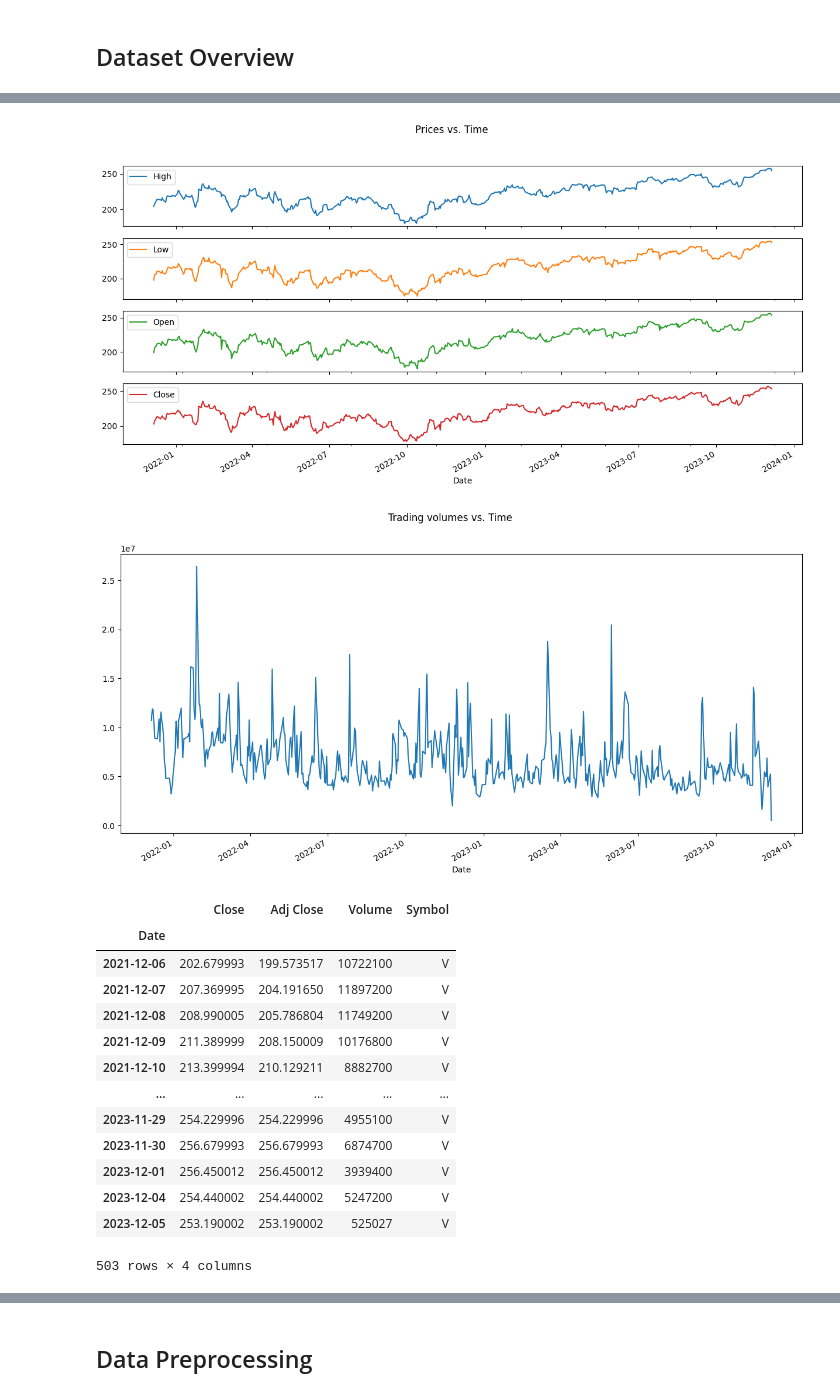
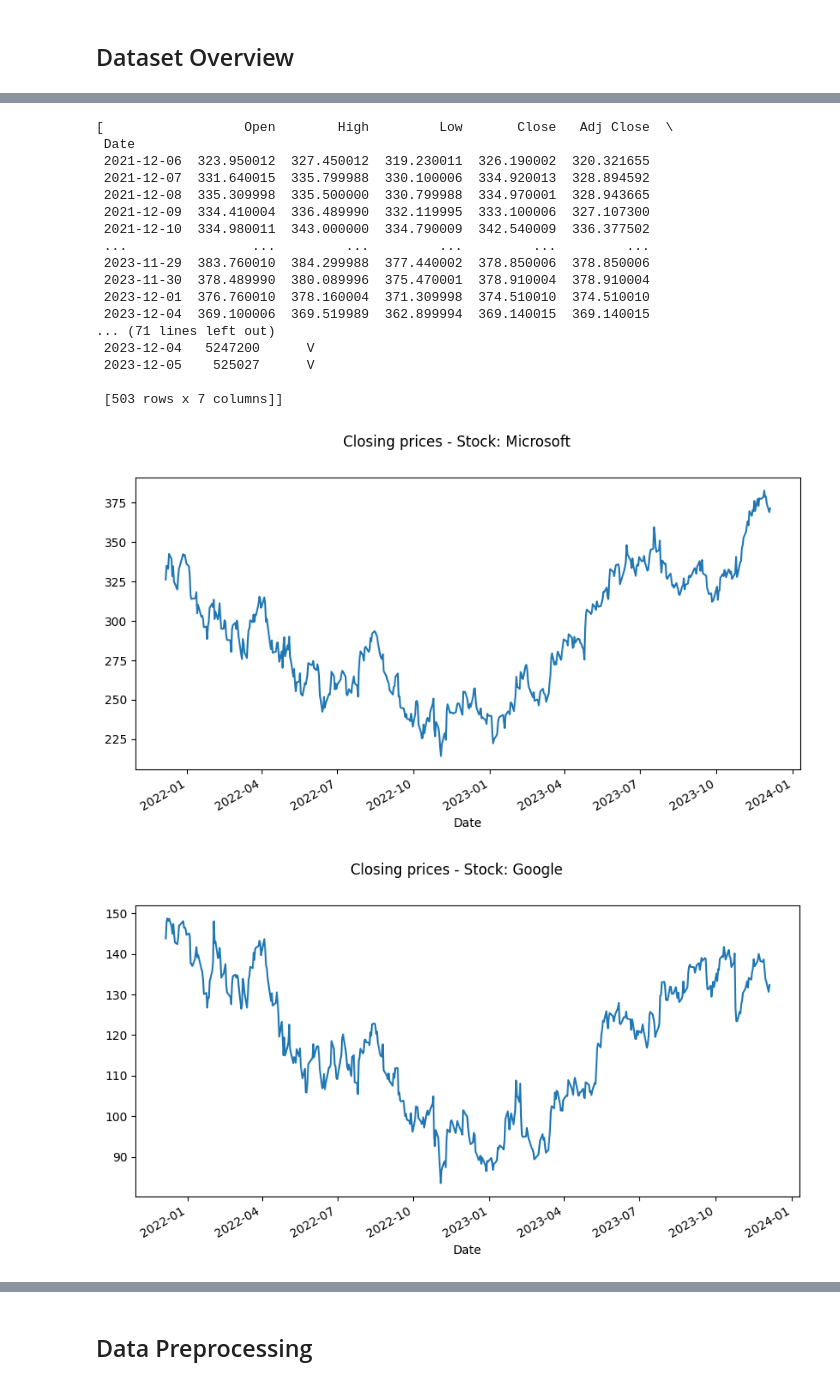
Before and after one commit to karla-mond/stockPred-Mex, a Jupyter notebook: lstm/lstm.ipynb, the cells around one changed output, grey strips where cells are left out. Drawn from its saved outputs; the diff is of its cells as text; code cells hidden in the pictures.

```diff
--- a/lstm/lstm.ipynb
+++ b/lstm/lstm.ipynb
@@ -23,7 +23,9 @@ WARNING:tensorflow:From c:\Users\karla\AppData\Local\Programs\Python\Python310\l
 df_msft = pd.read_csv('../database/ticker_MSFT.csv')
 df_goog = pd.read_csv('../database/ticker_GOOG.csv')
 df_v = pd.read_csv('../database/ticker_V.csv')
+
+dflist = [df_msft, df_goog, df_v]
 # %%
-df_v["Date"] = pd.to_datetime(df_v.Date)
-df_v = df_v.set_index("Date")
-df_v
+for df in dflist:
+    df["Date"] = pd.to_datetime(df["Date"])
+    df.set_index("Date", inplace=True)
@@ -44,0 +32,20 @@ df_v
+# %%
+dflist
+# %% [output]
+[                  Open        High         Low       Close   Adj Close  \
+ Date
+ 2021-12-06  323.950012  327.450012  319.230011  326.190002  320.321655
+ 2021-12-07  331.640015  335.799988  330.100006  334.920013  328.894592
+ 2021-12-08  335.309998  335.500000  330.799988  334.970001  328.943665
+ 2021-12-09  334.410004  336.489990  332.119995  333.100006  327.107300
+ 2021-12-10  334.980011  343.000000  334.790009  342.540009  336.377502
+ ...                ...         ...         ...         ...         ...
+ 2023-11-29  383.760010  384.299988  377.440002  378.850006  378.850006
+ 2023-11-30  378.489990  380.089996  375.470001  378.910004  378.910004
+ 2023-12-01  376.760010  378.160004  371.309998  374.510010  374.510010
+ 2023-12-04  369.100006  369.519989  362.899994  369.140015  369.140015
+... (71 lines left out)
+ 2023-12-04   5247200      V
+ 2023-12-05    525027      V
+
+ [503 rows x 7 columns]]
@@ -45,33 +54,16 @@ df_v
 # %%
 def plotVariables(df,vars, title):
-    df[vars].plot(
-        figsize=(15,7),
-        title=title,
-        subplots = True
-    )
-
-    plt.show()
+    i = 0
+    for group in df:
+        group[vars].plot(
+            figsize=(10, 5),
+            title=f"{title} - Stock: {COMPANIES[i]}",
+            subplots=True,
+        )
+        plt.show()
+        i+=1
-# %%
-plotVariables(df_v,['High','Low','Open','Close'],'Prices vs. Time')
-plotVariables(df_v,'Volume','Trading volumes vs. Time')
-# %% [output]
-[figure, removed]
-[figure, removed]
-# %%
-df_v = df_v.drop(columns=['Open','High','Low'])
-df_v
-# %% [output]
-|  | Close | Adj Close | Volume | Symbol |
-| Date |  |  |  |  |
-| 2021-12-06 | 202.679993 | 199.573517 | 10722100 | V |
-| 2021-12-07 | 207.369995 | 204.191650 | 11897200 | V |
-| 2021-12-08 | 208.990005 | 205.786804 | 11749200 | V |
-| 2021-12-09 | 211.389999 | 208.150009 | 10176800 | V |
-| 2021-12-10 | 213.399994 | 210.129211 | 8882700 | V |
-| ... | ... | ... | ... | ... |
-| 2023-11-29 | 254.229996 | 254.229996 | 4955100 | V |
-| 2023-11-30 | 256.679993 | 256.679993 | 6874700 | V |
-| 2023-12-01 | 256.450012 | 256.450012 | 3939400 | V |
-| 2023-12-04 | 254.440002 | 254.440002 | 5247200 | V |
-| 2023-12-05 | 253.190002 | 253.190002 | 525027 | V |
-503 rows × 4 columns
+# %%
+plotVariables(dflist,'Close', 'Closing prices')
+# %% [output]
+[figure, added]
+[figure, added]
```
Also changed, not shown: parts of 26 cells of this notebook.
